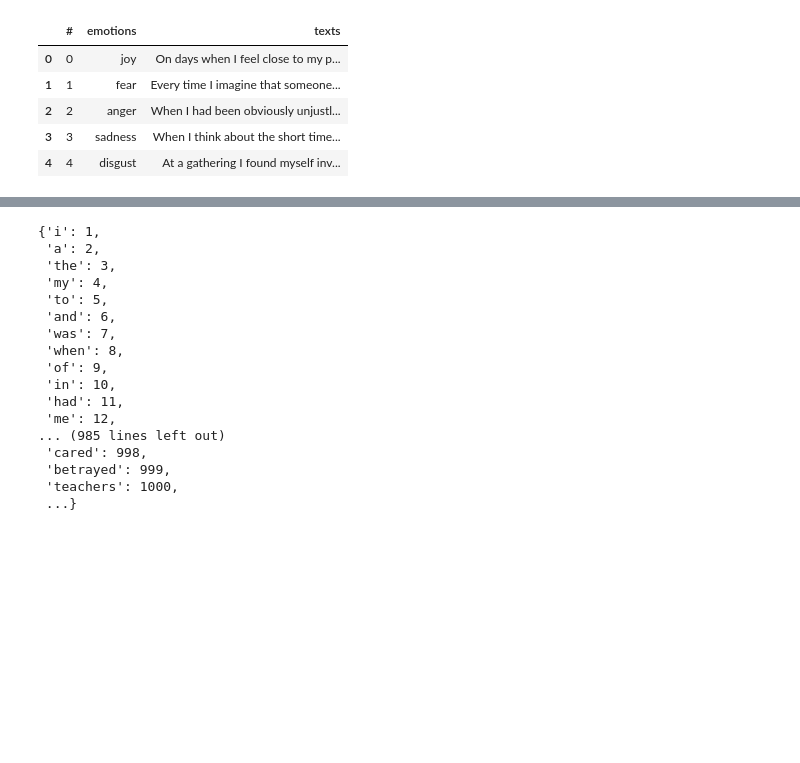
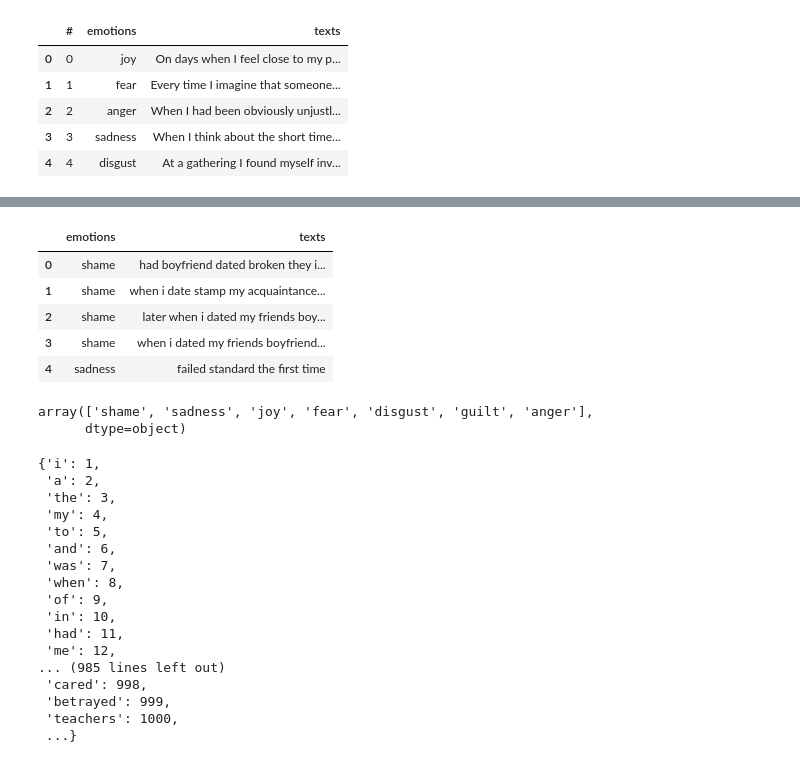
Before and after one commit to Anyesh/emotion-recognition, a Jupyter notebook: notebooks/01-emotion-as_tp-data-exploration.ipynb, the cells around one changed output, grey strips where cells are left out. Drawn from its saved outputs; the diff is of its cells as text; code cells hidden in the pictures; blank space fills up the shorter version.

```diff
--- a/notebooks/01-emotion-as_tp-data-exploration.ipynb
+++ b/notebooks/01-emotion-as_tp-data-exploration.ipynb
@@ -40,0 +31,5 @@ df[df['emotions'] == 'fear']
+# %%
+from sklearn.preprocessing import LabelEncoder
+
+encoder = LabelEncoder()
+train_data['e'] = encoder.fit_transform(train_data['emotions'])
@@ -40,0 +42,3 @@ df[df['emotions'] == 'fear']
+# %%
+values = [0,1,2,3,4,5,6]
+mapper = dict(zip( values, encoder.classes_))
@@ -40,0 +89,18 @@ df[df['emotions'] == 'fear']
+# %%
+data = pd.read_csv('eda_dataset.txt', header = None, sep='\t', names=['emotions', 'texts'])
+# %%
+data['emotions'] = data['emotions'].map(mapper)
+# %%
+data.head()
+# %% [output]
+|  | emotions | texts |
+| 0 | shame | had boyfriend dated broken they i... |
+| 1 | shame | when i date stamp my acquaintance... |
+| 2 | shame | later when i dated my friends boy... |
+| 3 | shame | when i dated my friends boyfriend... |
+| 4 | sadness | failed standard the first time |
+# %%
+data['emotions'].unique()
+# %% [output]
+array(['shame', 'sadness', 'joy', 'fear', 'disgust', 'guilt', 'anger'],
+      dtype=object)
```
Also changed, not shown: parts of 26 cells of this notebook, 17 other files.
